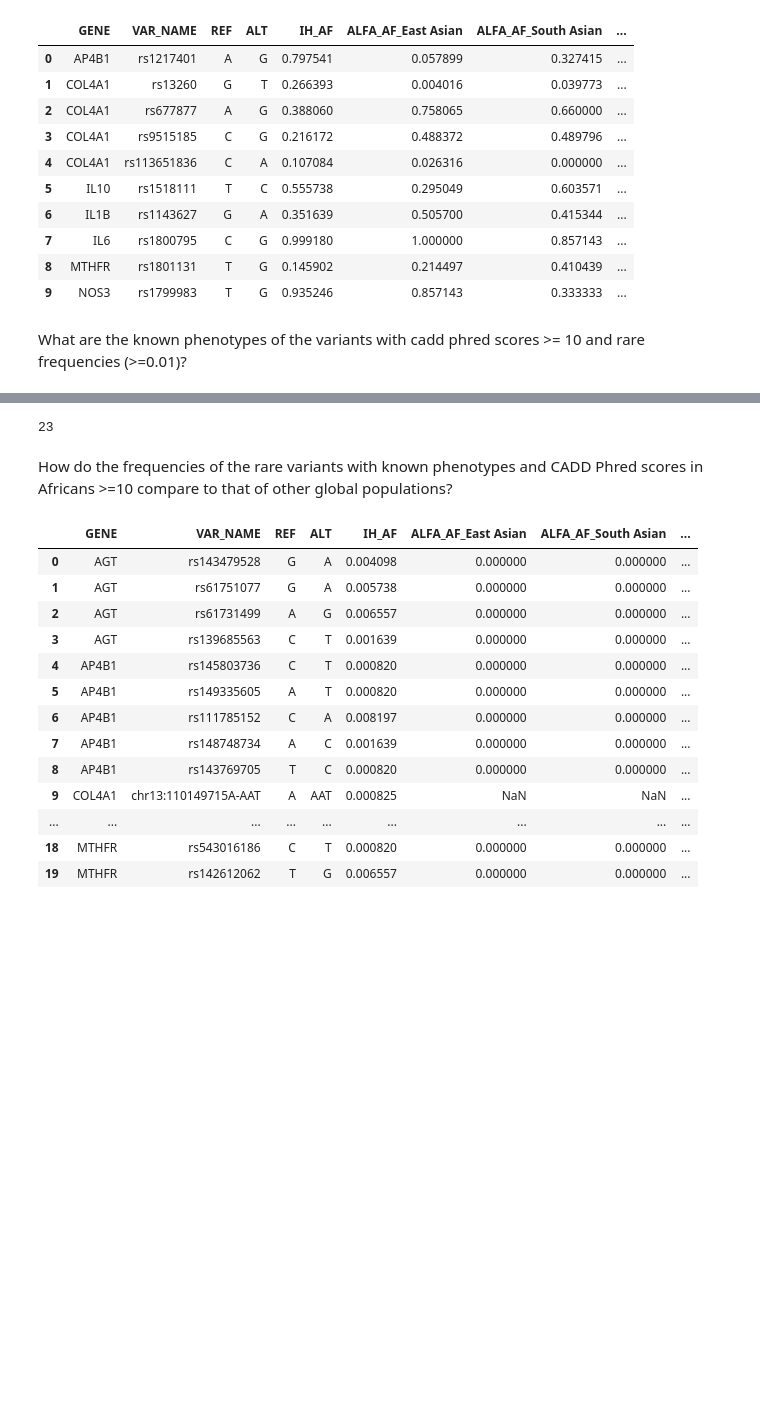
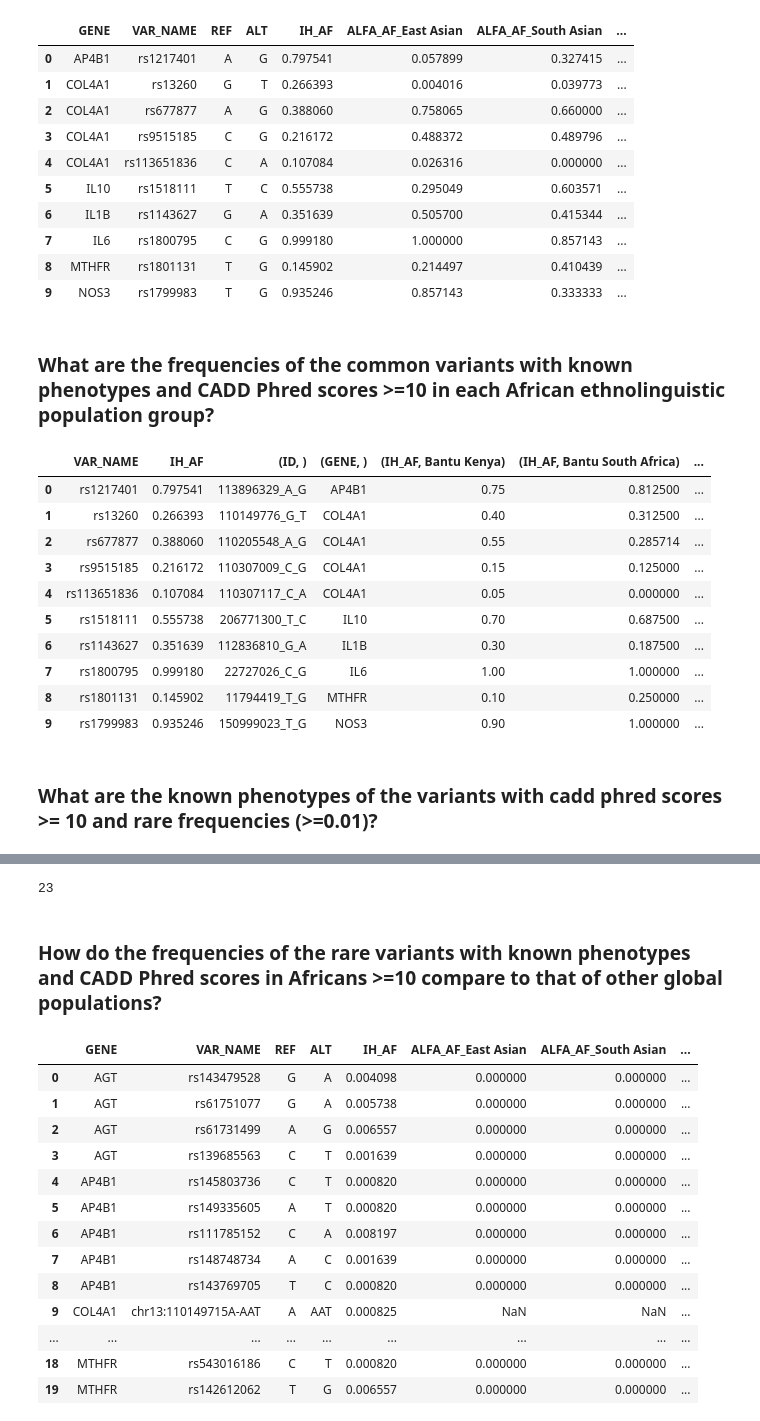
Before and after one commit to MeganHolborn/Genetic_data_analysis, a Jupyter notebook: Notebooks/Analysis_and_Visualisation/6-Variant_disease_phenotypes.ipynb, the cells around one changed output, grey strips where cells are left out. Saved outputs shown, nothing was run; the diff lists cells and outputs as text; code cells hidden in the pictures; blank space fills up the shorter version.

```diff
--- a/Notebooks/Analysis_and_Visualisation/6-Variant_disease_phenotypes.ipynb
+++ b/Notebooks/Analysis_and_Visualisation/6-Variant_disease_phenotypes.ipynb
@@ -296,8 +353,40 @@ common_deleterious_variants_with_known_phenotype_incl_alfa
 | 7 | IL6 | rs1800795 | C | G | 0.999180 | 1.000000 | 0.857143 | ... |
 | 8 | MTHFR | rs1801131 | T | G | 0.145902 | 0.214497 | 0.410439 | ... |
 | 9 | NOS3 | rs1799983 | T | G | 0.935246 | 0.857143 | 0.333333 | ... |
+# %% [markdown]
+### What are the frequencies of the common variants with known phenotypes and CADD Phred scores >=10 in each African ethnolinguistic population group?
+# %%
+# Get a list of variants to get frequencies for.
+
+common_deleterious_variants_with_known_phenotype_list = list(common_deleterious_variants_with_known_phenotype.ID.unique())
+# %%
+# Extract ethnolinguistic population frequencies for each of these variants.
+
+ih_afr_subpops_common_deleterious_variants = ih_afr[(ih_afr.ID.isin(common_deleterious_variants_with_known_phenotype_list)) & ~ (ih_afr.REG == 'Recent African')]
+# %%
+# Filter out irrelevant data. Pivot data.
+
+ih_afr_subpops_common_deleterious_variants_filtered = ih_afr_subpops_common_deleterious_variants.drop(columns=['POS','REF','ALT','IH_ALT_CTS','IH_TOTAL_CTS','IH_REF_CTS','VARIANT_TYPE','REG'])
+ih_afr_subpops_common_deleterious_variants_filtered = ih_afr_subpops_common_deleterious_variants_filtered.pivot(index=['ID','VAR_NAME','GENE'], columns=['SUB_POP'], values=['IH_AF']).reset_index()
+# %%
+# Add overall African frequencies
+
+ih_afr_subpops_common_deleterious_variants_filtered = pd.merge(left=common_deleterious_variants_with_known_phenotype_incl_alfa[['VAR_NAME','IH_AF']], right=ih_afr_subpops_common_deleterious_variants_filtered, how='left', on=['VAR_NAME'])
+ih_afr_subpops_common_deleterious_variants_filtered
+# %% [output]
+|  | VAR_NAME | IH_AF | (ID, ) | (GENE, ) | (IH_AF, Bantu Kenya) | (IH_AF, Bantu South Africa) | ... |
+| 0 | rs1217401 | 0.797541 | 113896329_A_G | AP4B1 | 0.75 | 0.812500 | ... |
+| 1 | rs13260 | 0.266393 | 110149776_G_T | COL4A1 | 0.40 | 0.312500 | ... |
+| 2 | rs677877 | 0.388060 | 110205548_A_G | COL4A1 | 0.55 | 0.285714 | ... |
+| 3 | rs9515185 | 0.216172 | 110307009_C_G | COL4A1 | 0.15 | 0.125000 | ... |
+| 4 | rs113651836 | 0.107084 | 110307117_C_A | COL4A1 | 0.05 | 0.000000 | ... |
+| 5 | rs1518111 | 0.555738 | 206771300_T_C | IL10 | 0.70 | 0.687500 | ... |
+| 6 | rs1143627 | 0.351639 | 112836810_G_A | IL1B | 0.30 | 0.187500 | ... |
+| 7 | rs1800795 | 0.999180 | 22727026_C_G | IL6 | 1.00 | 1.000000 | ... |
+| 8 | rs1801131 | 0.145902 | 11794419_T_G | MTHFR | 0.10 | 0.250000 | ... |
+| 9 | rs1799983 | 0.935246 | 150999023_T_G | NOS3 | 0.90 | 1.000000 | ... |
 # %% [markdown]
-What are the known phenotypes of the variants with cadd phred scores >= 10 and rare frequencies (>=0.01)?
+### What are the known phenotypes of the variants with cadd phred scores >= 10 and rare frequencies (>=0.01)?
 # %%
 # Display rare variants, and their associated clinical disease phenotype
 
@@ -328,7 +417,7 @@ rare_deleterious_variants_with_known_phenotype.ID.nunique()
 # %% [output]
 23
 # %% [markdown]
-How do the frequencies of the rare variants with known phenotypes and CADD Phred scores in Africans >=10 compare to that of other global populations?
+### How do the frequencies of the rare variants with known phenotypes and CADD Phred scores in Africans >=10 compare to that of other global populations?
 # %%
 # Add ALFA global allele count data to African data in rare_deleterious_variants_with_known_phenotype dataframe
 
```
Also changed, not shown: parts of 25 cells of this notebook, 5 other files.
